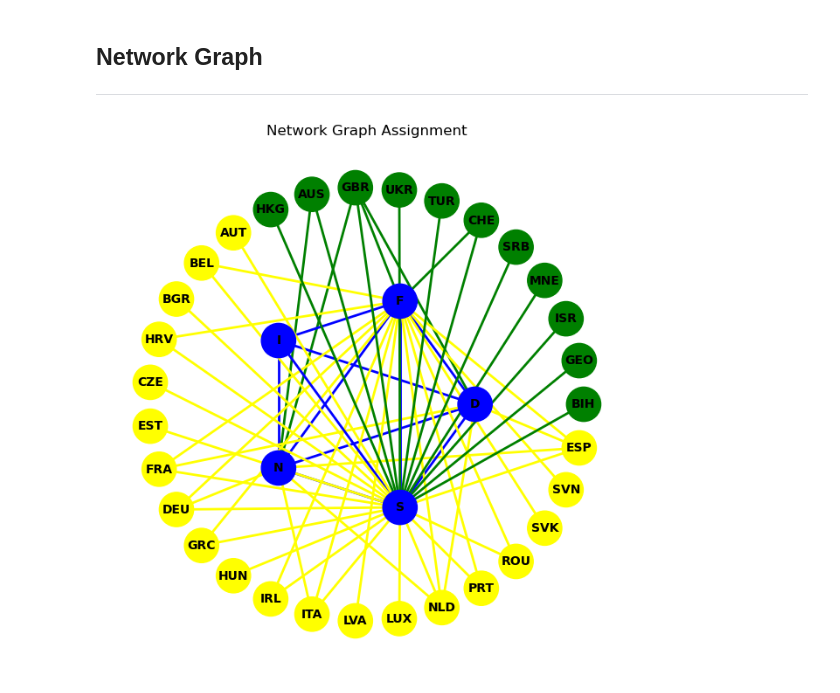
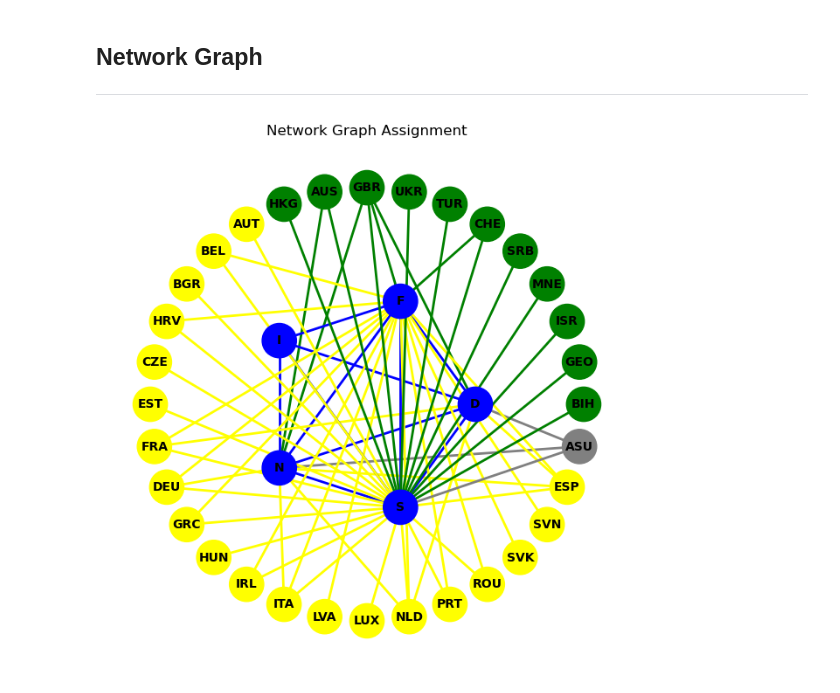
Before and after one commit to aleeeccc/PLOTS, a Jupyter notebook: Assignment2_Data_Analytics_Code.ipynb, the cells around one changed output. Drawn from its saved outputs; the diff is of its cells as text; code cells hidden in the pictures.

Commit message:
Updated the netgraph to display node 'ASU'

```diff
--- a/Assignment2_Data_Analytics_Code.ipynb
+++ b/Assignment2_Data_Analytics_Code.ipynb
@@ -128,9 +156,10 @@ yellow_nodes = [node for node in nodes if node in [
     'AUT', 'BEL', 'BGR', 'HRV', 'CZE', 'EST', 'FRA', 'DEU', 'GRC', 'HUN', 'IRL', 'ITA', 'LVA', 'LUX', 'NLD', 'PRT', 'ROU', 'SVK', 'SVN', 'ESP']]
 green_nodes = [node for node in nodes if node in [
     'BIH', 'GEO', 'ISR', 'MNE', 'SRB', 'CHE', 'TUR', 'UKR', 'GBR', 'AUS', 'HKG', 'USA']]
+gray_nodes = [node for node in nodes if node in ['ASU']]
 
-# Combine yellow and green nodes
-outer_nodes = green_nodes + yellow_nodes
+# Combine all outer nodes
+outer_nodes = green_nodes + yellow_nodes + gray_nodes
 
 # Calculate angles for outer nodes to space them equally
 outer_angle = np.linspace(0, 2 * np.pi, len(outer_nodes), endpoint=False)
@@ -151,32 +180,34 @@ color_map = {
     'ASU': 'gray'
 }
 node_colors = [color_map.get(node, 'gray') for node in G.nodes()]
 
-# Filter nodes to display only pentagon, yellow, and green nodes
+# Define edges and nodes to display
 display_nodes = pentagon_nodes + outer_nodes
 display_edges = [(u, v) for u, v, d in G.edges(data=True) if u in display_nodes and v in display_nodes]
 
 # Create a subgraph for display
 H = G.edge_subgraph(display_edges).copy()
 
 # Filter positions and colors for the subgraph
 subgraph_pos = {node: pos[node] for node in H.nodes()}
 subgraph_colors = [color_map[node] for node in H.nodes()]
 
 # Define edge colors based on the nodes they connect
 edge_colors = []
 for u, v in H.edges():
     if v in yellow_nodes:
         edge_colors.append('yellow')
     elif v in green_nodes:
         edge_colors.append('green')
+    elif v in gray_nodes:
+        edge_colors.append('gray')
     else:
         edge_colors.append('blue')
 
 # Draw the graph without edge weights
 plt.figure(figsize=(6, 6))
 nx.draw(H, subgraph_pos, with_labels=True, node_color=subgraph_colors, node_size=800, font_size=10, font_weight='bold', edge_color=edge_colors, width=2)
 plt.title('Network Graph Assignment')
 plt.show()
 # %% [output]
-[figure, old version]
+[figure, new version]
```
Also changed, not shown: parts of 2 cells of this notebook, 3 other files.
